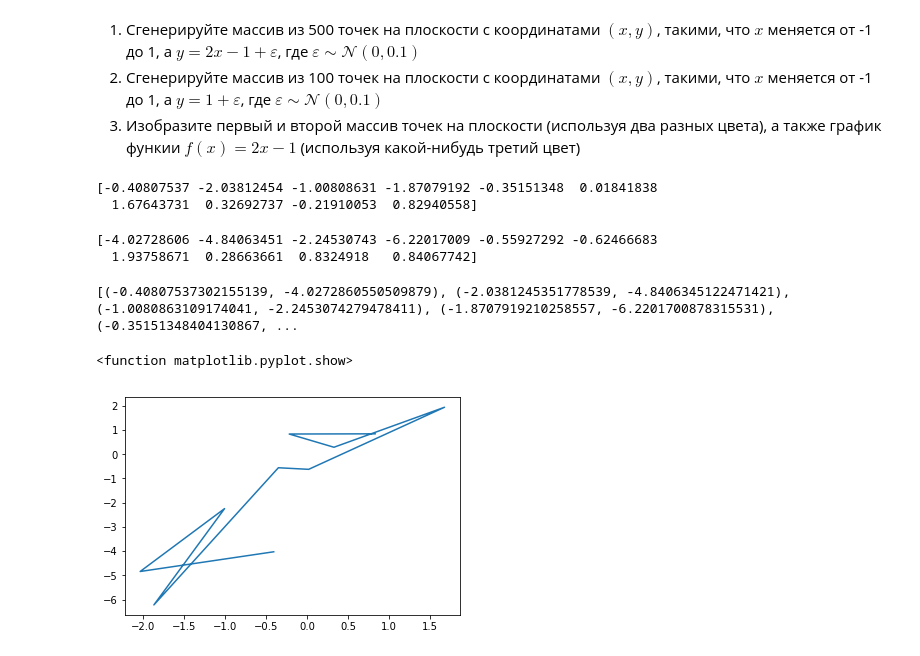
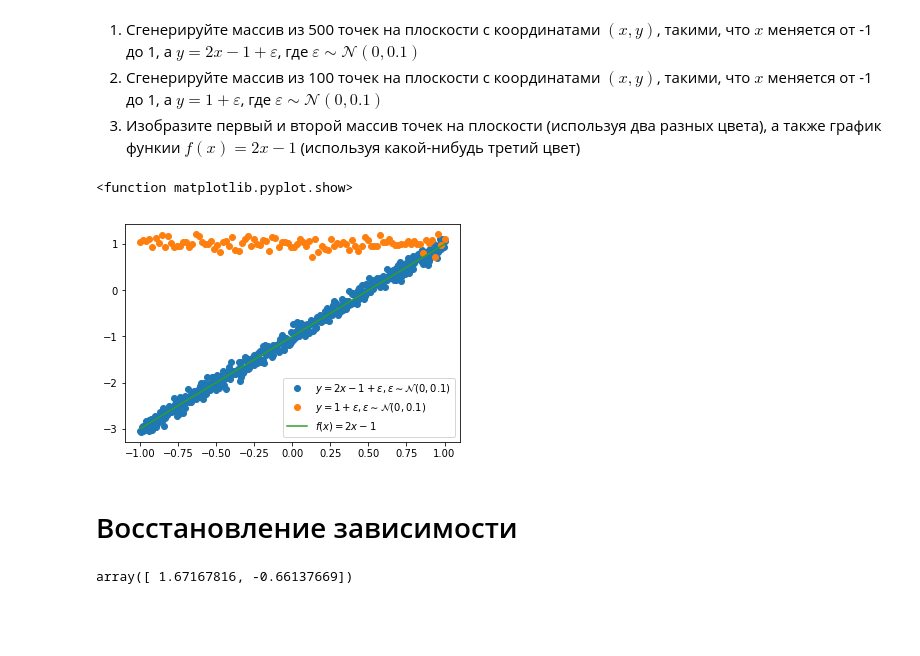
Before and after one commit to guraleks/SBT_Python_HW, a Jupyter notebook: 7_numpy_scipy_matplotlib_sklearn.ipynb, the cells around one changed output. Cells and saved outputs as stored; diff of their text form; code cells hidden in the pictures; blank space fills up the shorter version.

```diff
--- a/7_numpy_scipy_matplotlib_sklearn.ipynb
+++ b/7_numpy_scipy_matplotlib_sklearn.ipynb
@@ -286,2 +284,8 @@ x = np.random.randn(500)
+# %%
+x_1 = np.linspace(-1, 1, 500)
 # %%
-y = 2 * x - 1 + np.random.randn(500)
+y_1 = 2 * x_1 - 1 + np.random.normal(0, 0.1, 500)
+# %%
+x_2 = np.linspace(-1, 1, 100)
+# %%
+y_2 = 1 + np.random.normal(0, 0.1, 100)
@@ -287,0 +296,11 @@ y = 2 * x - 1 + np.random.randn(500)
+# %%
+plt.plot(x_1, y_1, 'o', label='$y = 2x - 1 + \epsilon, \epsilon \sim \mathcal{N}(0, 0.1)$')
+plt.plot(x_2, y_2, 'o', label='$y = 1 + \epsilon, \epsilon \sim \mathcal{N}(0, 0.1)$')
+plt.plot(x_1, 2 * x_1 - 1, '-', label='$f(x) = 2x - 1$')
+plt.legend()
+plt.show
+# %% [output]
+<function matplotlib.pyplot.show>
+[figure, added]
+# %% [markdown]
+# Восстановление зависимости
@@ -288,10 +321,4 @@ y = 2 * x - 1 + np.random.randn(500)
 # %%
-print x
+result.x
 # %% [output]
-[-0.40807537 -2.03812454 -1.00808631 -1.87079192 -0.35151348  0.01841838
-  1.67643731  0.32692737 -0.21910053  0.82940558]
+array([ 1.67167816, -0.66137669])
-# %%
-print y
-# %% [output]
-[-4.02728606 -4.84063451 -2.24530743 -6.22017009 -0.55927292 -0.62466683
-  1.93758671  0.28663661  0.8324918   0.84067742]
@@ -300,10 +324,0 @@ r = [(x[i], y[i]) for i in range(0, len(x))]
-# %%
-print r
-# %% [output]
-[(-0.40807537302155139, -4.0272860550509879), (-2.0381245351778539, -4.8406345122471421), (-1.0080863109174041, -2.2453074279478411), (-1.8707919210258557, -6.2201700878315531), (-0.35151348404130867, ...
-# %%
-plt.plot(x, y)
-plt.show
-# %% [output]
-<function matplotlib.pyplot.show>
-[figure, removed]
```
Also changed, not shown: parts of 21 cells of this notebook.
